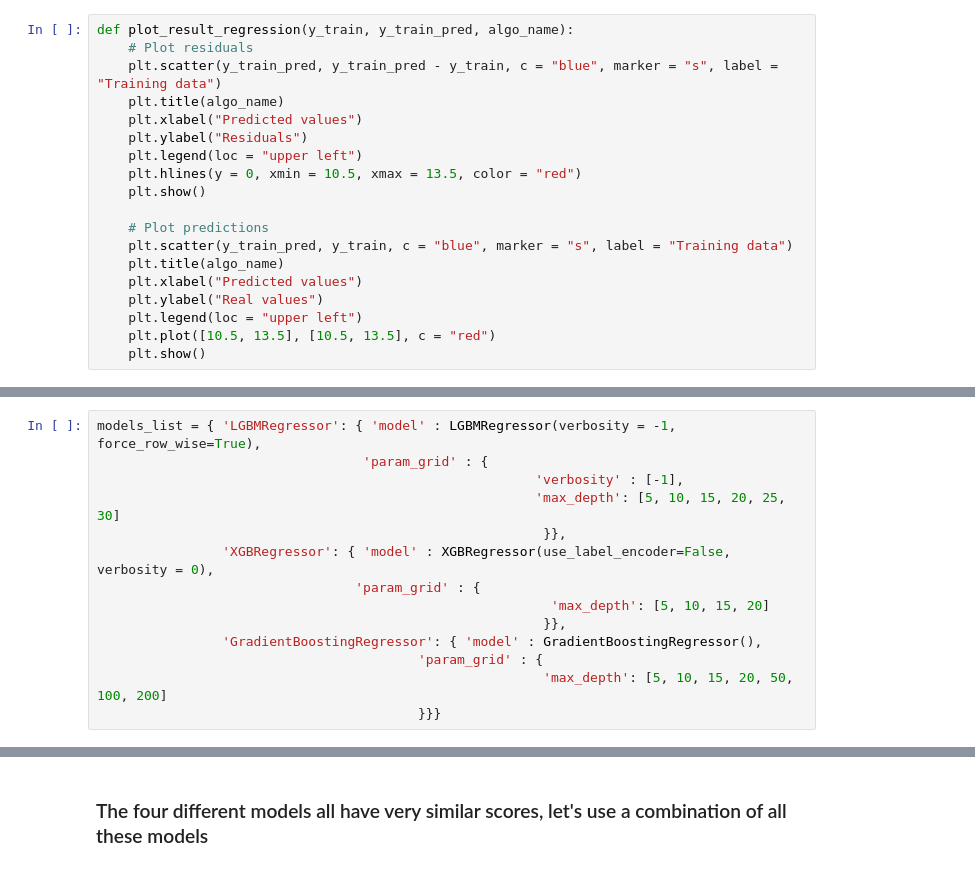
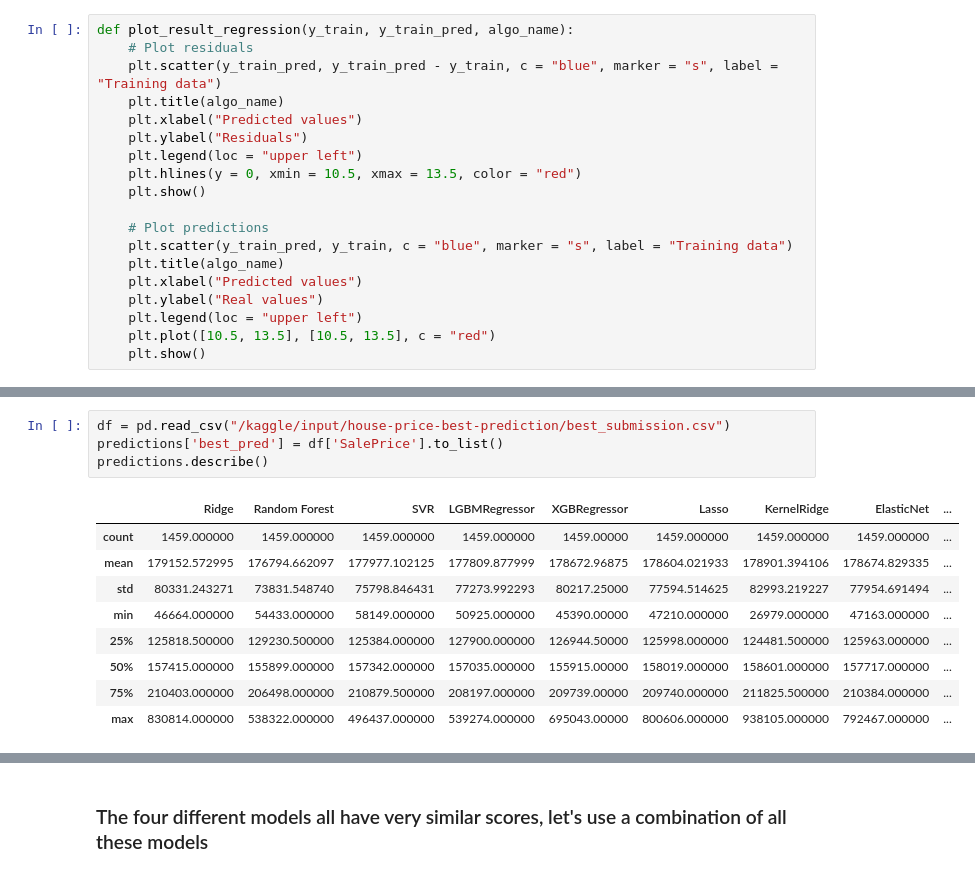
Before and after one commit to max-lutz/Kaggle_competitions, a Jupyter notebook: house-price-regression-full-eda-ml-workflow.ipynb, the cells around one changed output, grey strips where cells are left out. Drawn from its saved outputs; the diff is of its cells as text.

```diff
--- a/house-price-regression-full-eda-ml-workflow.ipynb
+++ b/house-price-regression-full-eda-ml-workflow.ipynb
@@ -1175,14 +1154,14 @@ predictions.head(100)
-# %%
-models_list = { 'LGBMRegressor': { 'model' : LGBMRegressor(verbosity = -1, force_row_wise=True),
-                                  'param_grid' : {
-                                                        'verbosity' : [-1],
-                                                        'max_depth': [5, 10, 15, 20, 25, 30]
-                                                         }},
-                'XGBRegressor': { 'model' : XGBRegressor(use_label_encoder=False, verbosity = 0),
-                                 'param_grid' : {
-                                                          'max_depth': [5, 10, 15, 20]
-                                                         }},
-                'GradientBoostingRegressor': { 'model' : GradientBoostingRegressor(),
-                                         'param_grid' : {
-                                                         'max_depth': [5, 10, 15, 20, 50, 100, 200]
-                                         }}}
+# %%
+df = pd.read_csv("/kaggle/input/house-price-best-prediction/best_submission.csv")
+predictions['best_pred'] = df['SalePrice'].to_list()
+predictions.describe()
+# %% [output]
+|  | Ridge | Random Forest | SVR | LGBMRegressor | XGBRegressor | Lasso | KernelRidge | ElasticNet | ... |
+| count | 1459.000000 | 1459.000000 | 1459.000000 | 1459.000000 | 1459.00000 | 1459.000000 | 1459.000000 | 1459.000000 | ... |
+| mean | 179152.572995 | 176794.662097 | 177977.102125 | 177809.877999 | 178672.96875 | 178604.021933 | 178901.394106 | 178674.829335 | ... |
+| std | 80331.243271 | 73831.548740 | 75798.846431 | 77273.992293 | 80217.25000 | 77594.514625 | 82993.219227 | 77954.691494 | ... |
+| min | 46664.000000 | 54433.000000 | 58149.000000 | 50925.000000 | 45390.00000 | 47210.000000 | 26979.000000 | 47163.000000 | ... |
+| 25% | 125818.500000 | 129230.500000 | 125384.000000 | 127900.000000 | 126944.50000 | 125998.000000 | 124481.500000 | 125963.000000 | ... |
+| 50% | 157415.000000 | 155899.000000 | 157342.000000 | 157035.000000 | 155915.00000 | 158019.000000 | 158601.000000 | 157717.000000 | ... |
+| 75% | 210403.000000 | 206498.000000 | 210879.500000 | 208197.000000 | 209739.00000 | 209740.000000 | 211825.500000 | 210384.000000 | ... |
+| max | 830814.000000 | 538322.000000 | 496437.000000 | 539274.000000 | 695043.00000 | 800606.000000 | 938105.000000 | 792467.000000 | ... |
```
Also changed, not shown: parts of 11 cells of this notebook.
